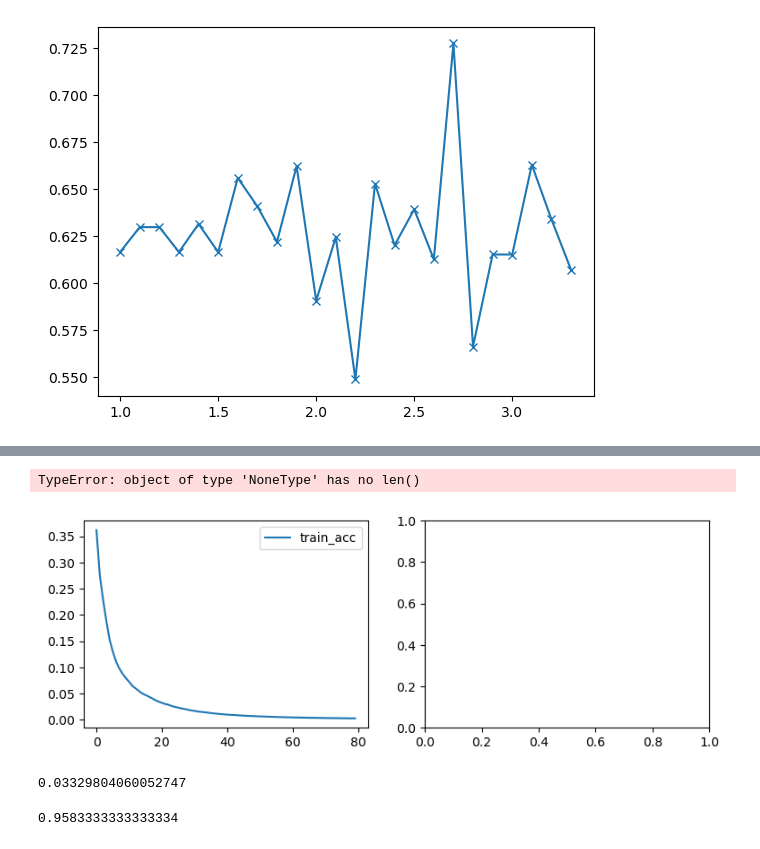
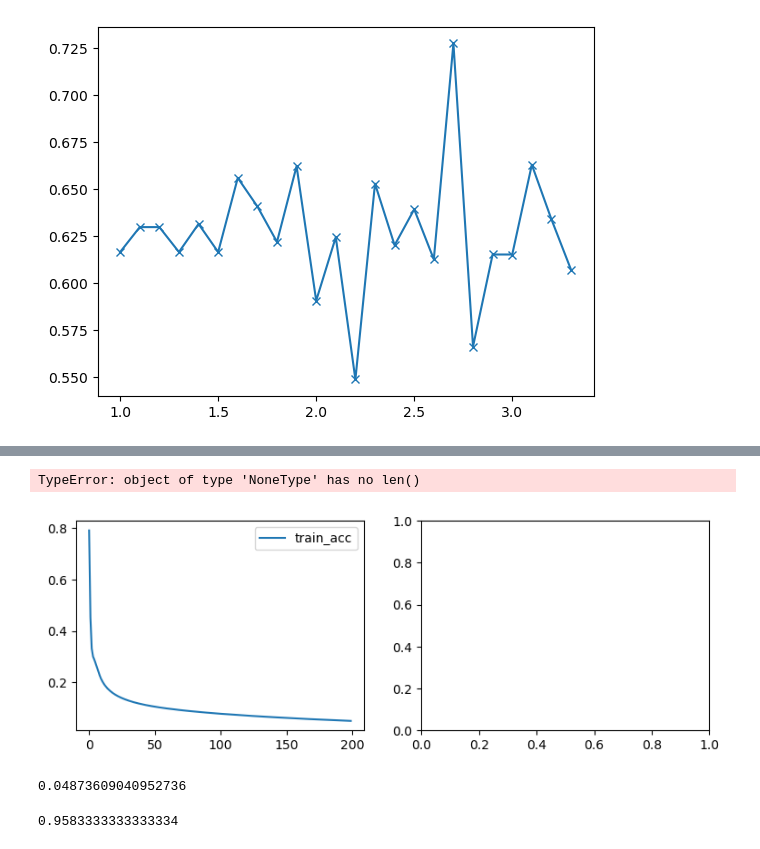
Before and after one commit to feanor3/tesi, a Jupyter notebook: analysis.ipynb, the cells around one changed output, grey strips where cells are left out. Cells and saved outputs as stored; diff of their text form; code cells hidden in the pictures.

```diff
--- a/analysis.ipynb
+++ b/analysis.ipynb
@@ -114,39 +113,39 @@ t = t[indices]
 temps = temps[indices]
 
 # splitting data in 80% training, 20% validation, 10% test
 a = int(0.8*n)
 data_train = data[:a]
 data_val = data[a:]
 
 t_train = t[:a]
 t_val = t[a:]
 
 
 # using skleanr
-clf = MLPClassifier(activation='relu')
+clf = MLPClassifier(activation='relu', solver='sgd')
 clf.fit(data_train, t_train)
 
 # plotting accuracy and loss
 fig, (ax1, ax2) = plt.subplots(nrows=1,ncols=2, figsize=(9,3))
 
 
 E = len(clf.loss_curve_)
 ax1.plot(np.arange(E), clf.loss_curve_)
 
 ax1.legend(["train_acc", "val_acc"])
 
 ax2.plot(np.arange(len(clf.validation_scores_)), clf.validation_scores_)
 
 ax2.set_ylabel("Loss"), ax2.set_xlabel("Accuracy")
 ax1.set_xlabel("Epochs"), ax2.set_xlabel("Epochs")
 ax2.legend(["train_loss", "val_loss"])
 # %% [output]
 TypeError: object of type 'NoneType' has no len()
-[figure, old version]
+[figure, new version]
 # %%
 min(clf.loss_curve_)
 # %% [output]
-0.03329804060052747
+0.04873609040952736
 # %%
 clf.score(data_test[0], t_test[0])
 # %% [output]
```
Also changed, not shown: parts of 5 cells of this notebook, 1 other file.
